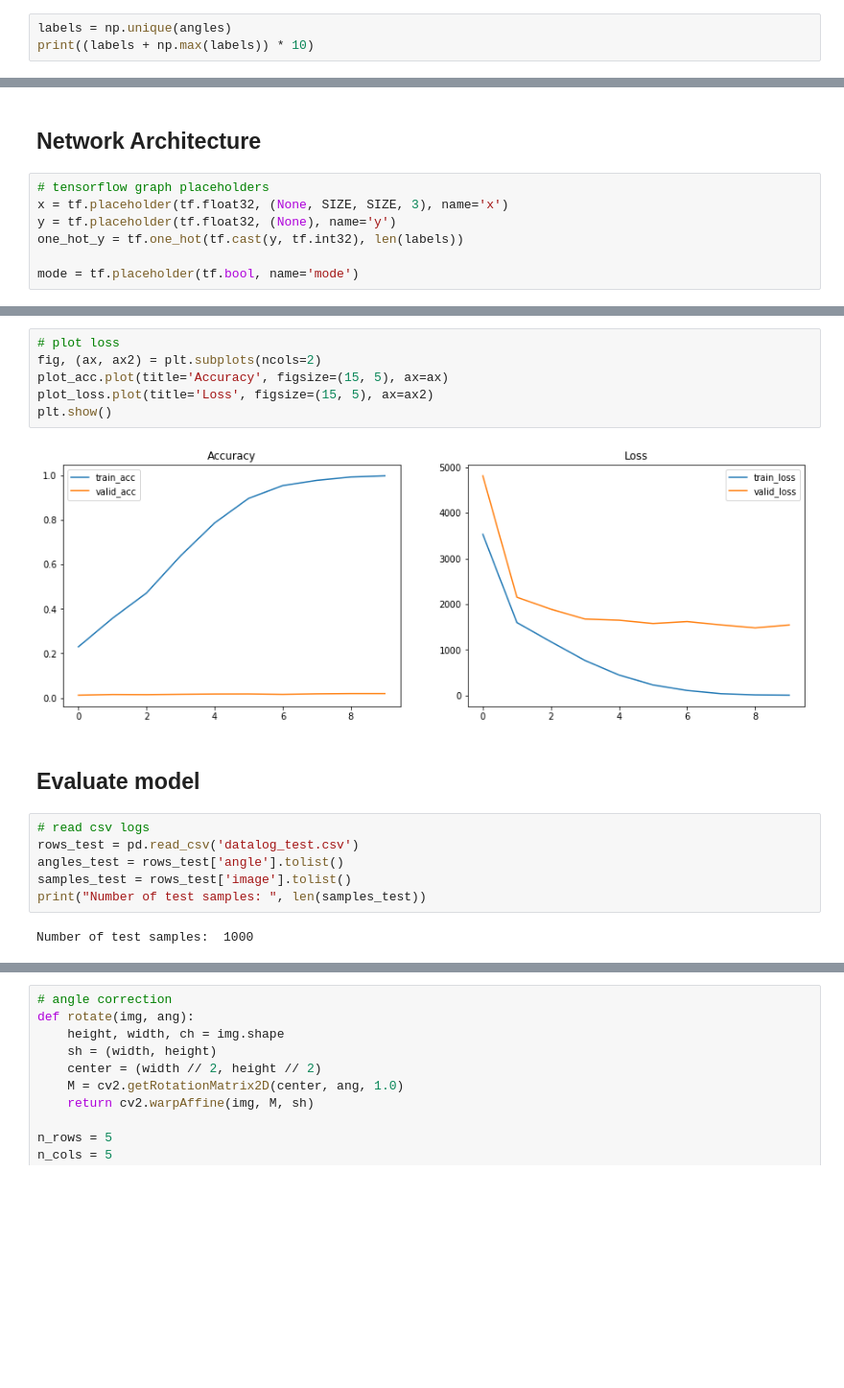
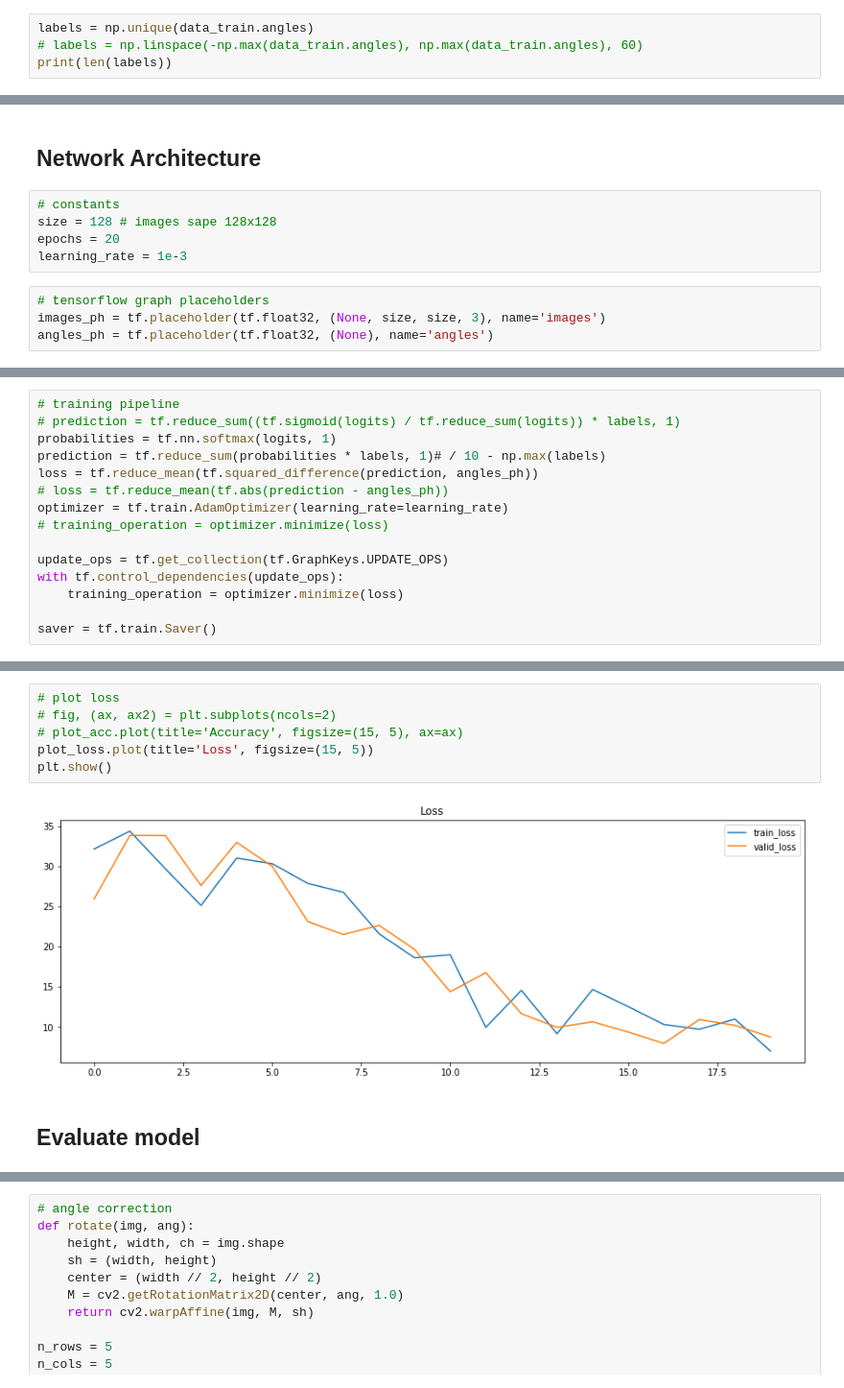
Before and after one commit to feklistoff/Guess-Angle-CNN-Project, a Jupyter notebook: model_tf.ipynb, the cells around one changed output, grey strips where cells are left out. Shown: that part at 96% size. Saved outputs shown, nothing was run; the diff lists cells and outputs as text; blank space fills up the shorter version.

```diff
--- a/model_tf.ipynb
+++ b/model_tf.ipynb
@@ -60,4 +47,5 @@ Number of classes:  201
 # %%
-labels = np.unique(angles)
-print((labels + np.max(labels)) * 10)
+labels = np.unique(data_train.angles)
+# labels = np.linspace(-np.max(data_train.angles), np.max(data_train.angles), 60)
+print(len(labels))
 # %% [output]
@@ -174,9 +56,11 @@ def random_shadow(img):
 # %% [markdown]
 ## Network Architecture
+# %%
+# constants
+size = 128 # images sape 128x128
+epochs = 20
+learning_rate = 1e-3
 # %%
 # tensorflow graph placeholders
-x = tf.placeholder(tf.float32, (None, SIZE, SIZE, 3), name='x')
-y = tf.placeholder(tf.float32, (None), name='y')
-one_hot_y = tf.one_hot(tf.cast(y, tf.int32), len(labels))
-
-mode = tf.placeholder(tf.bool, name='mode')
+images_ph = tf.placeholder(tf.float32, (None, size, size, 3), name='images')
+angles_ph = tf.placeholder(tf.float32, (None), name='angles')
@@ -249 +131,16 @@ def evaluate(X_data, y_data):
+# %%
+# training pipeline
+# prediction = tf.reduce_sum((tf.sigmoid(logits) / tf.reduce_sum(logits)) * labels, 1)
+probabilities = tf.nn.softmax(logits, 1)
+prediction = tf.reduce_sum(probabilities * labels, 1)# / 10 - np.max(labels)
+loss = tf.reduce_mean(tf.squared_difference(prediction, angles_ph))
+# loss = tf.reduce_mean(tf.abs(prediction - angles_ph))
+optimizer = tf.train.AdamOptimizer(learning_rate=learning_rate)
+# training_operation = optimizer.minimize(loss)
+
+update_ops = tf.get_collection(tf.GraphKeys.UPDATE_OPS)
+with tf.control_dependencies(update_ops):
+    training_operation = optimizer.minimize(loss)
+
+saver = tf.train.Saver()
 # %%
@@ -307,18 +209,10 @@ Model saved
 # %%
 # plot loss
-fig, (ax, ax2) = plt.subplots(ncols=2)
-plot_acc.plot(title='Accuracy', figsize=(15, 5), ax=ax)
-plot_loss.plot(title='Loss', figsize=(15, 5), ax=ax2)
+# fig, (ax, ax2) = plt.subplots(ncols=2)
+# plot_acc.plot(title='Accuracy', figsize=(15, 5), ax=ax)
+plot_loss.plot(title='Loss', figsize=(15, 5))
 plt.show()
 # %% [output]
-[figure, old version]
+[figure, new version]
 # %% [markdown]
 ## Evaluate model
-# %%
-# read csv logs
-rows_test = pd.read_csv('datalog_test.csv')
-angles_test = rows_test['angle'].tolist()
-samples_test = rows_test['image'].tolist()
-print("Number of test samples: ", len(samples_test))
-# %% [output]
-Number of test samples:  1000
```
Also changed, not shown: parts of 25 cells of this notebook, 1 other file.
